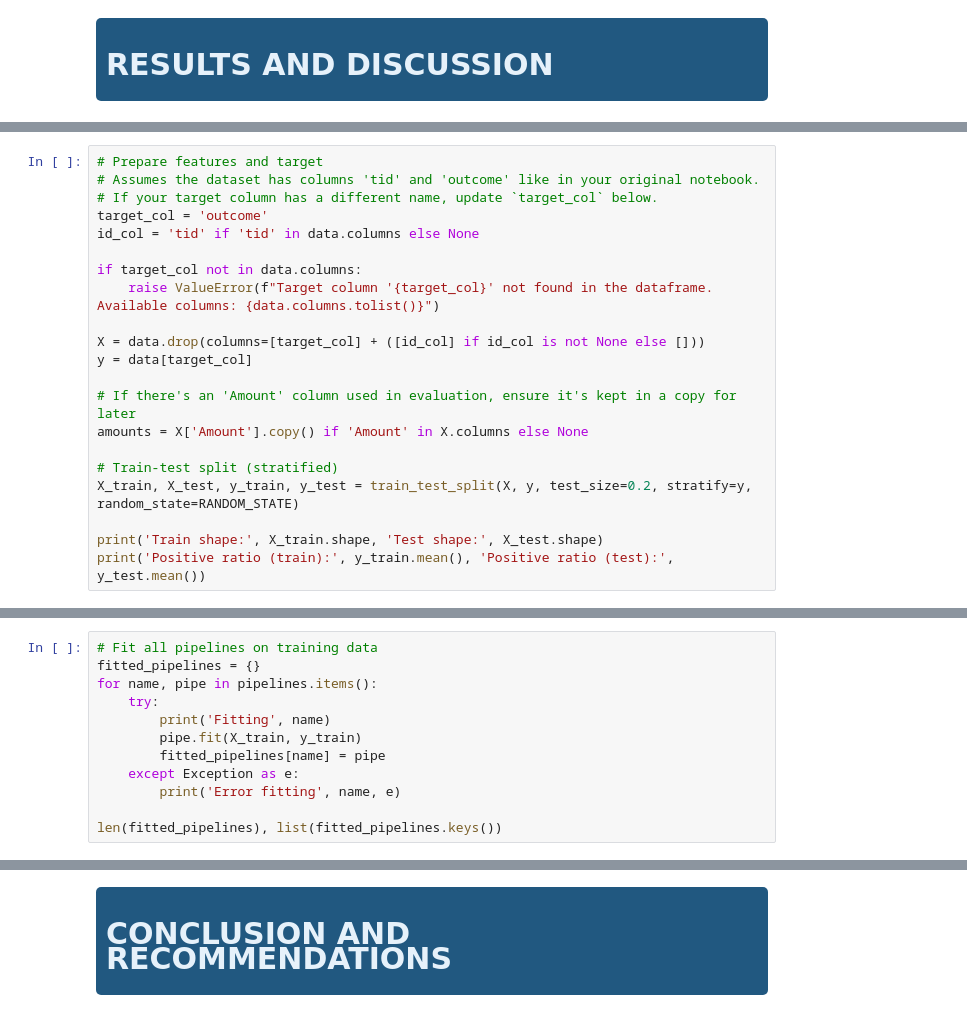
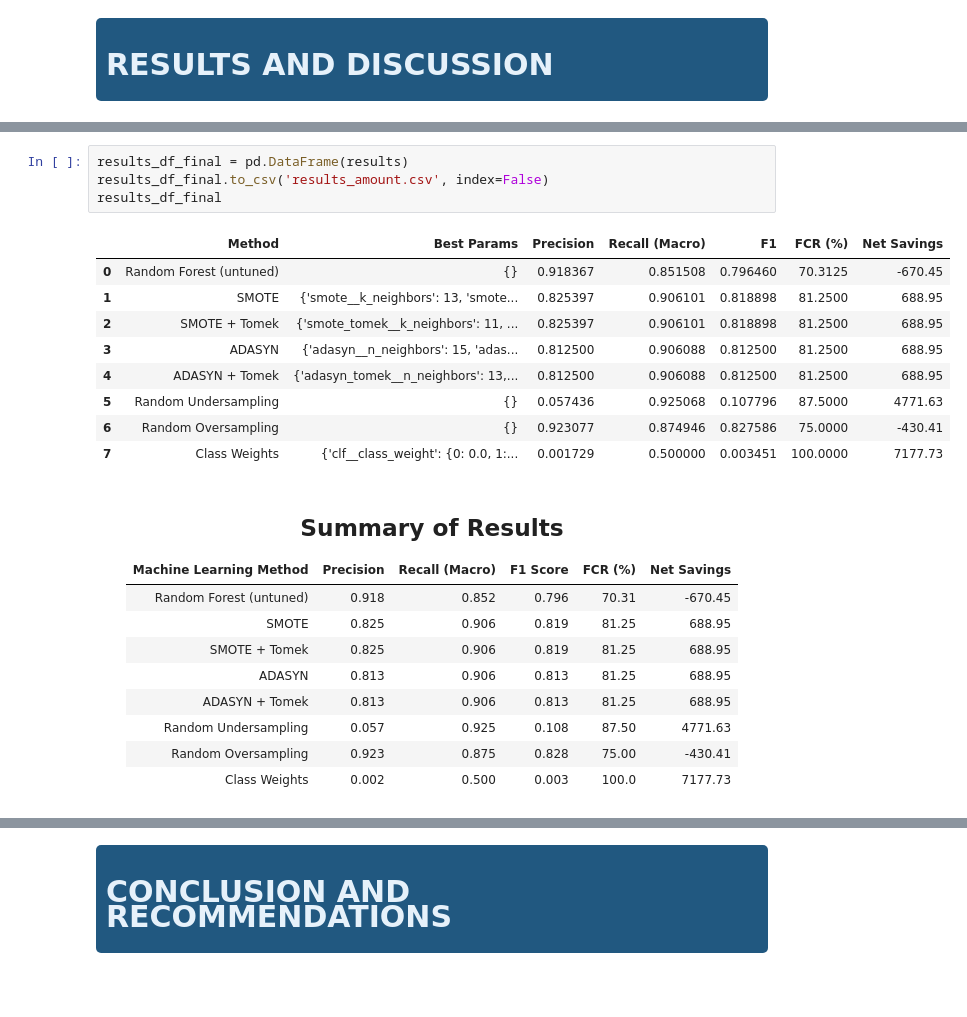
Before and after one commit to R-Vel/ML_Lab1, a Jupyter notebook: report.ipynb, the cells around one changed output, grey strips where cells are left out. Saved outputs shown, nothing was run; the diff lists cells and outputs as text; blank space fills up the shorter version.

```diff
--- a/report.ipynb
+++ b/report.ipynb
@@ -770,21 +384,0 @@ This notebook loads `historical.csv`, creates a stratified train-test split, bui
-# %%
-# Prepare features and target
-# Assumes the dataset has columns 'tid' and 'outcome' like in your original notebook.
-# If your target column has a different name, update `target_col` below.
-target_col = 'outcome'
-id_col = 'tid' if 'tid' in data.columns else None
-
-if target_col not in data.columns:
-    raise ValueError(f"Target column '{target_col}' not found in the dataframe. Available columns: {data.columns.tolist()}")
-
-X = data.drop(columns=[target_col] + ([id_col] if id_col is not None else []))
-y = data[target_col]
-
-# If there's an 'Amount' column used in evaluation, ensure it's kept in a copy for later
-amounts = X['Amount'].copy() if 'Amount' in X.columns else None
-
-# Train-test split (stratified)
-X_train, X_test, y_train, y_test = train_test_split(X, y, test_size=0.2, stratify=y, random_state=RANDOM_STATE)
-
-print('Train shape:', X_train.shape, 'Test shape:', X_test.shape)
-print('Positive ratio (train):', y_train.mean(), 'Positive ratio (test):', y_test.mean())
@@ -884,12 +384,0 @@ pipelines = {
-# %%
-# Fit all pipelines on training data
-fitted_pipelines = {}
-for name, pipe in pipelines.items():
-    try:
-        print('Fitting', name)
-        pipe.fit(X_train, y_train)
-        fitted_pipelines[name] = pipe
-    except Exception as e:
-        print('Error fitting', name, e)
-
-len(fitted_pipelines), list(fitted_pipelines.keys())
@@ -1090,0 +549,33 @@ KeyError: 'c'
+# %%
+results_df_final = pd.DataFrame(results)
+results_df_final.to_csv('results_amount.csv', index=False)
+results_df_final
+# %% [output]
+|  | Method | Best Params | Precision | Recall (Macro) | F1 | FCR (%) | Net Savings |
+| 0 | Random Forest (untuned) | {} | 0.918367 | 0.851508 | 0.796460 | 70.3125 | -670.45 |
+| 1 | SMOTE | {'smote__k_neighbors': 13, 'smote... | 0.825397 | 0.906101 | 0.818898 | 81.2500 | 688.95 |
+| 2 | SMOTE + Tomek | {'smote_tomek__k_neighbors': 11, ... | 0.825397 | 0.906101 | 0.818898 | 81.2500 | 688.95 |
+| 3 | ADASYN | {'adasyn__n_neighbors': 15, 'adas... | 0.812500 | 0.906088 | 0.812500 | 81.2500 | 688.95 |
+| 4 | ADASYN + Tomek | {'adasyn_tomek__n_neighbors': 13,... | 0.812500 | 0.906088 | 0.812500 | 81.2500 | 688.95 |
+| 5 | Random Undersampling | {} | 0.057436 | 0.925068 | 0.107796 | 87.5000 | 4771.63 |
+| 6 | Random Oversampling | {} | 0.923077 | 0.874946 | 0.827586 | 75.0000 | -430.41 |
+| 7 | Class Weights | {'clf__class_weight': {0: 0.0, 1:... | 0.001729 | 0.500000 | 0.003451 | 100.0000 | 7177.73 |
+# %% [markdown]
+ <center>
+    <h2>Summary of Results</h2>
+</center>
+
+<div align="center">
+
+| Machine Learning Method | Precision | Recall (Macro) | F1 Score | FCR (%) | Net Savings |
+| :---: | :---: | :---: | :---: | :---: | :---: |
+| Random Forest (untuned) | 0.918 | 0.852 | 0.796 | 70.31 | -670.45 |
+| SMOTE | 0.825 | 0.906 | 0.819 | 81.25 | 688.95 |
+| SMOTE + Tomek | 0.825 | 0.906 | 0.819 | 81.25 | 688.95 |
+| ADASYN | 0.813 | 0.906 | 0.813 | 81.25 | 688.95 |
+| ADASYN + Tomek | 0.813 | 0.906 | 0.813 | 81.25 | 688.95 |
+| Random Undersampling | 0.057 | 0.925 | 0.108 | 87.50 | 4771.63 |
+| Random Oversampling | 0.923 | 0.875 | 0.828 | 75.00 | -430.41 |
+| Class Weights | 0.002 | 0.500 | 0.003 | 100.0 | 7177.73 |
+
+</div>
```
Also changed, not shown: parts of 45 cells of this notebook, 3 other files.
